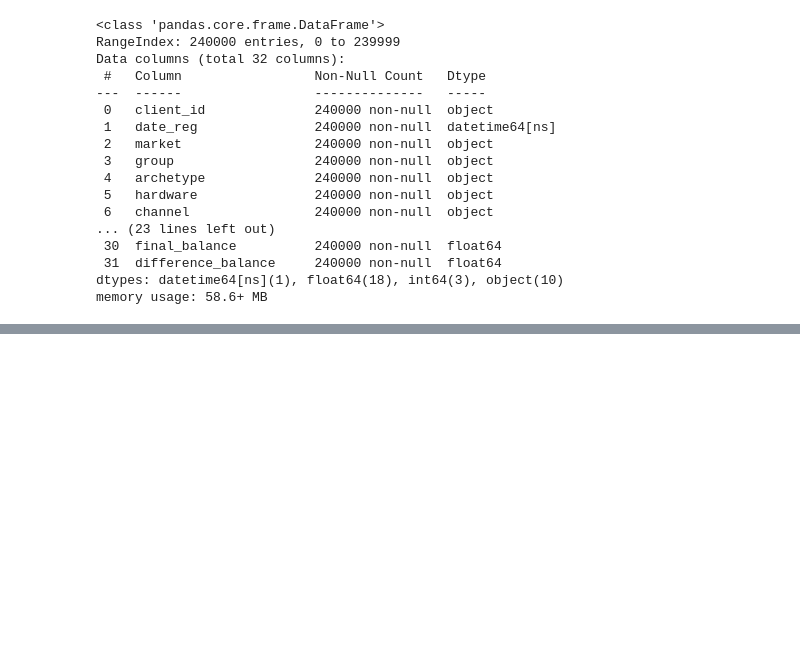
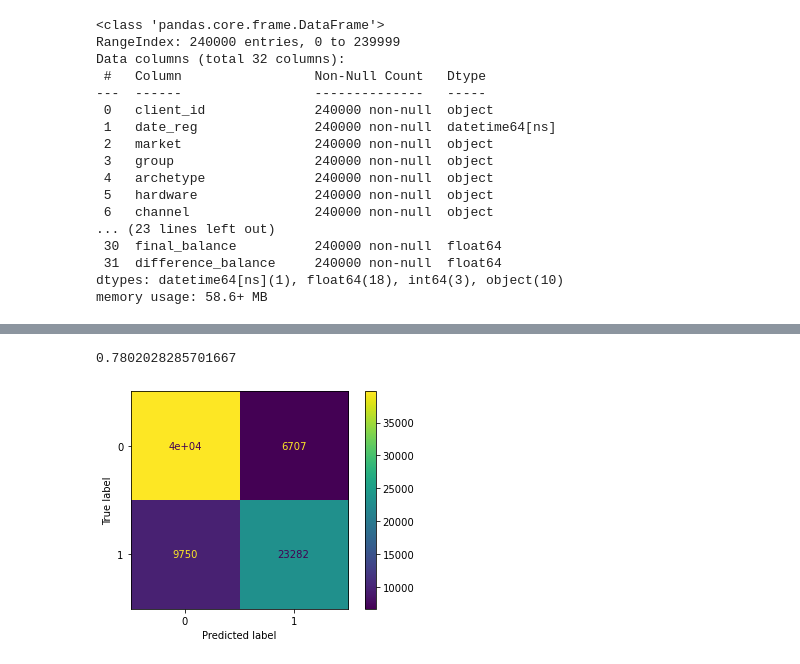
Before and after one commit to ArtemMitSer/prediction-of-subscriber-leaving, a Jupyter notebook: solution/XGBoost.ipynb, the cells around one changed output, grey strips where cells are left out. Drawn from its saved outputs; the diff is of its cells as text; code cells hidden in the pictures; blank space fills up the shorter version.

```diff
--- a/solution/XGBoost.ipynb
+++ b/solution/XGBoost.ipynb
@@ -100,0 +84,11 @@ cat_feat
+# %%
+df_le = df.copy()
+le = LabelEncoder()
+for i in cat_feat:
+    le.fit(df_le[i].tolist())
+    cat_trsfm = le.transform(df_le[i].tolist())
+    se = pd.Series(cat_trsfm)
+    df_le[i+'_le'] = se.values
+    del df_le[i]
+
+# del df_le['phone']
@@ -100,0 +97,17 @@ cat_feat
+# %%
+X_train_le = df_le[df_le['date_reg'] < '2016-05-13']
+X_test_le = df_le[df_le['date_reg'] >= '2016-05-13']
+
+y_train_le = X_train_le[['client_id', 'churn']]
+y_test_le = X_test_le[['client_id', 'churn']]
+
+del X_train_le['churn']
+del X_test_le['churn']
+del X_train_le['date_reg']
+del X_test_le['date_reg']
+
+
+X_train_le = X_train_le.set_index('client_id')
+y_train_le = y_train_le.set_index('client_id')
+X_test_le = X_test_le.set_index('client_id')
+y_test_le = y_test_le.set_index('client_id')
@@ -174,0 +177,4 @@ ValueError: plot_confusion_matrix only supports classifiers
+# %%
+%%time
+xgb = XGBClassifier()
+xgb.fit(X_train_le, y_train_le)
@@ -174,0 +186,9 @@ ValueError: plot_confusion_matrix only supports classifiers
+# %%
+roc_auc_score(y_test_le, xgb_le_valid_pred)
+# %% [output]
+0.7802028285701667
+# %%
+plot_confusion_matrix(xgb, X_test_le, y_test_le)
+plt.show()
+# %% [output]
+[figure, added]
```
Also changed, not shown: parts of 32 cells of this notebook, 1 other file.
